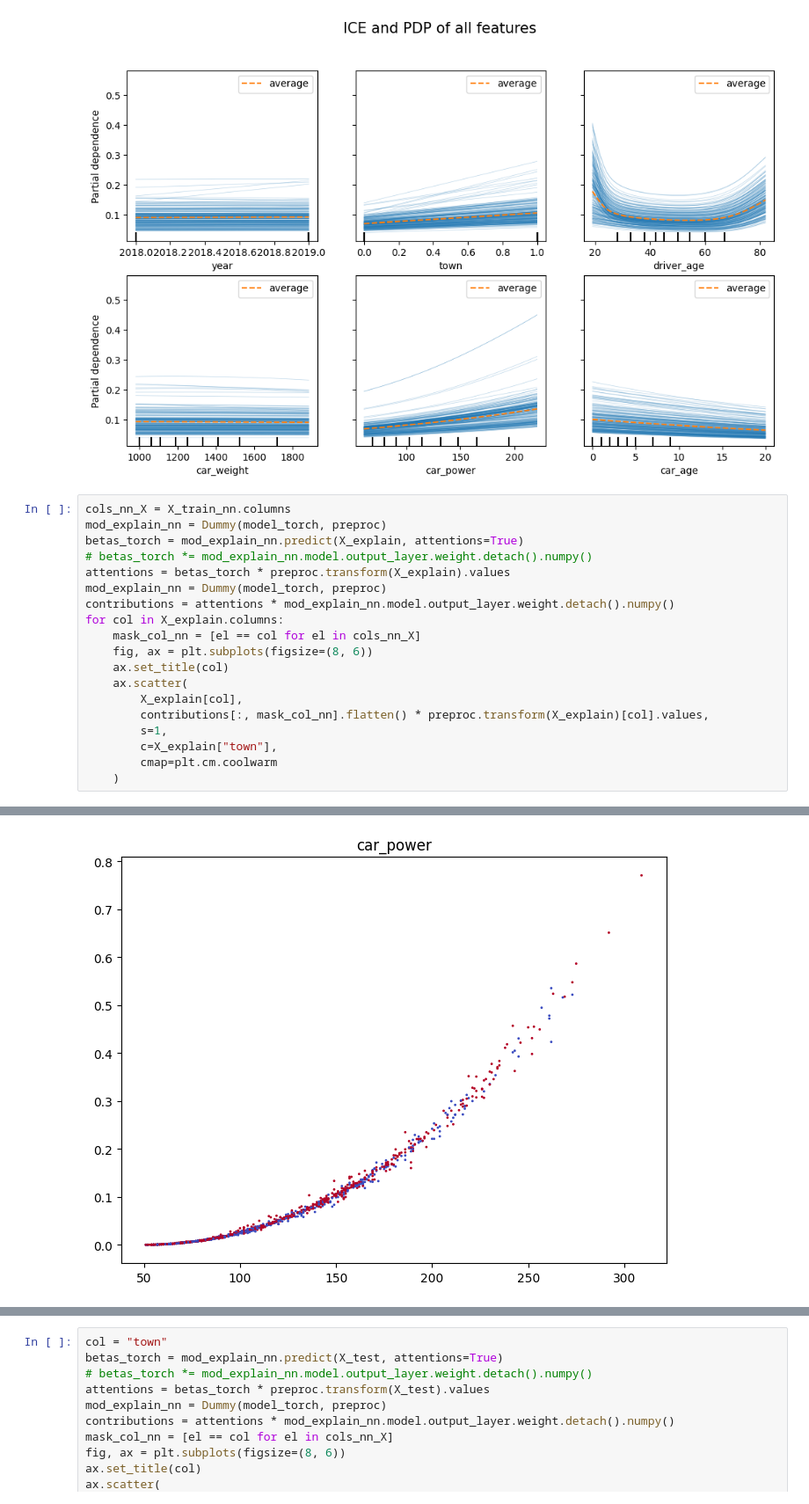
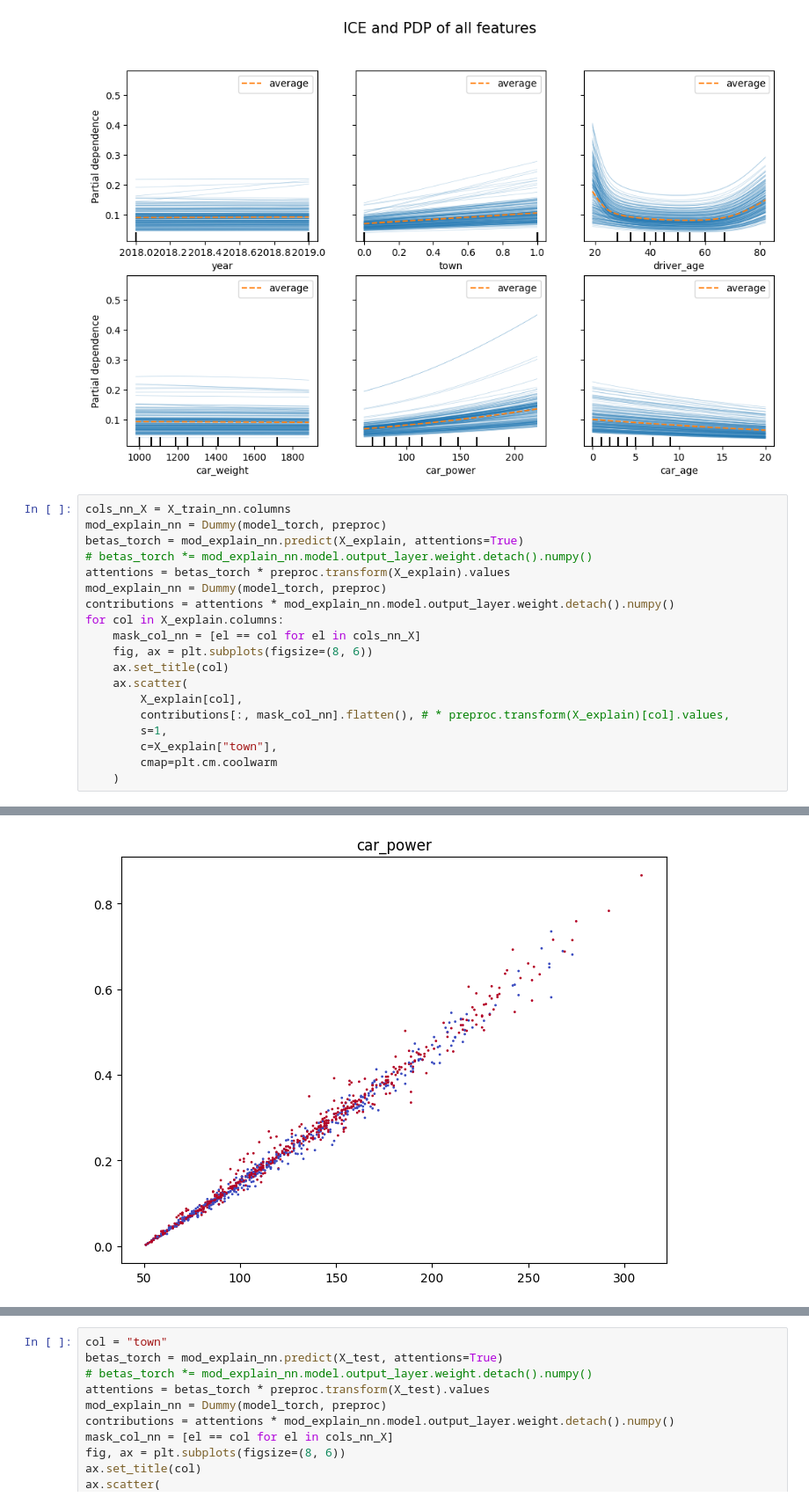
Before and after one commit to m-maggi/interactions, a Jupyter notebook: notebook.ipynb, the cells around one changed output, grey strips where cells are left out. Shown at 88% size. Saved outputs shown, nothing was run; the diff lists cells and outputs as text.

```diff
--- a/notebook.ipynb
+++ b/notebook.ipynb
@@ -357,7 +357,7 @@ for col in X_explain.columns:
     ax.set_title(col)
     ax.scatter(
         X_explain[col],
-        contributions[:, mask_col_nn].flatten() * preproc.transform(X_explain)[col].values,
+        contributions[:, mask_col_nn].flatten(), # * preproc.transform(X_explain)[col].values,
         s=1,
         c=X_explain["town"],
         cmap=plt.cm.coolwarm
@@ -370 +370 @@ for col in X_explain.columns:
-[figure, old version]
+[figure, new version]
```
Also changed, not shown: parts of 1 cell of this notebook.
